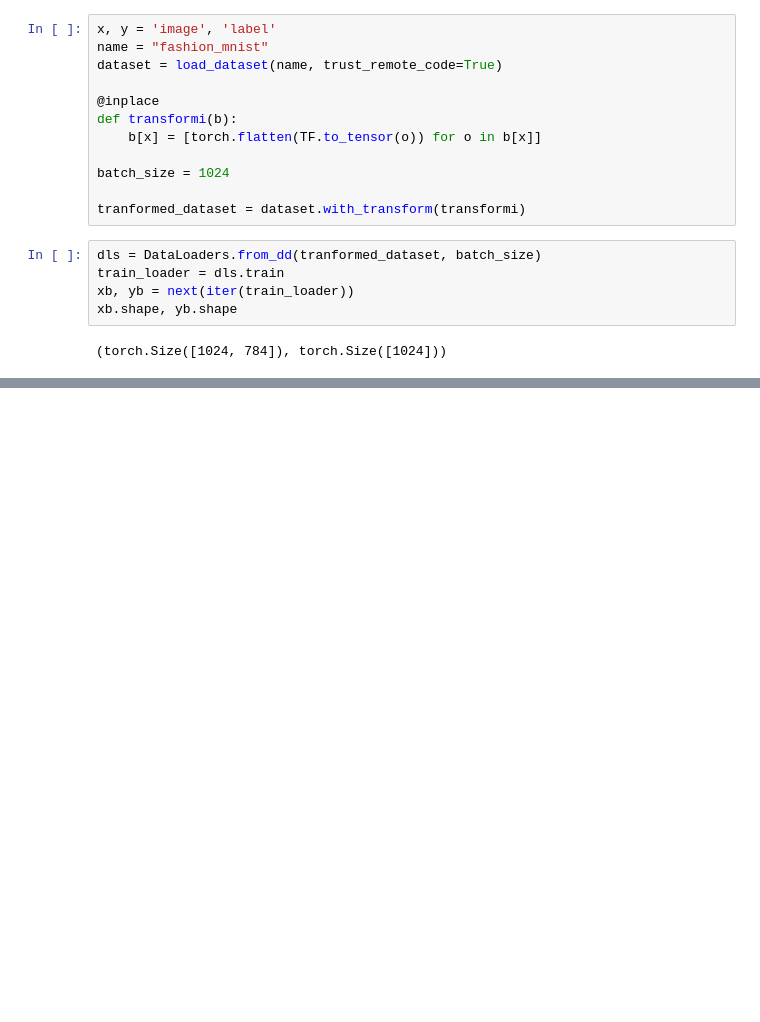
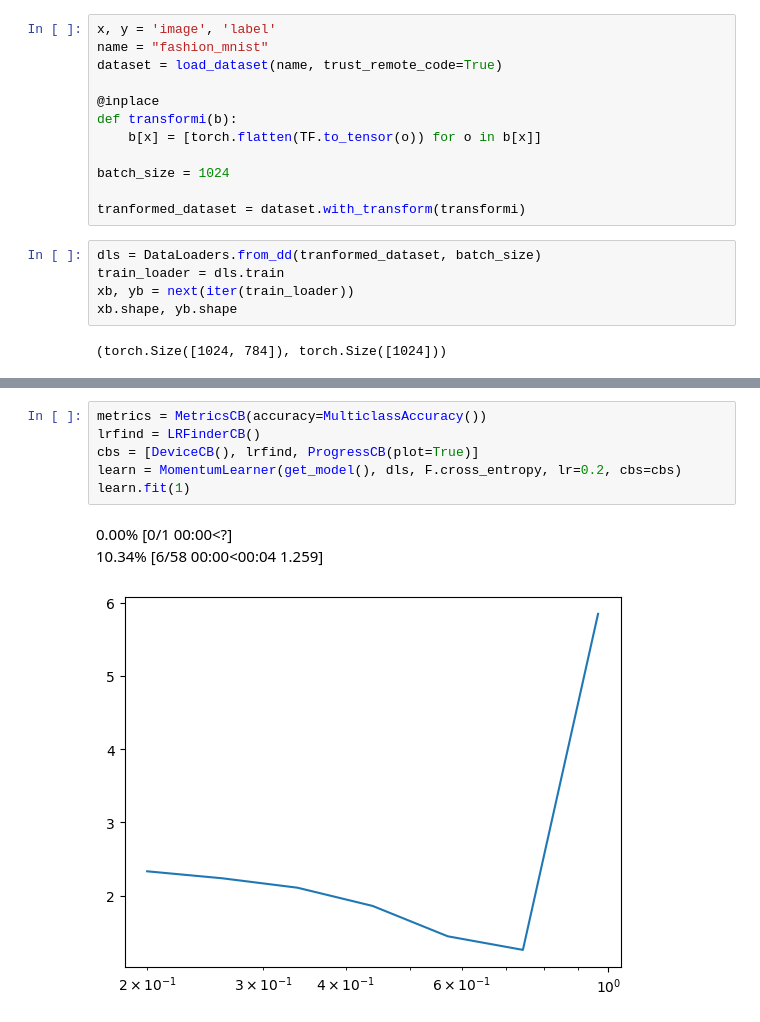
Before and after one commit to SadEnjoyer/diffusion, a Jupyter notebook: notebooks/learner_framework.ipynb, the cells around one changed output, grey strips where cells are left out. Saved outputs shown, nothing was run; the diff lists cells and outputs as text; blank space fills up the shorter version.

```diff
--- a/notebooks/learner_framework.ipynb
+++ b/notebooks/learner_framework.ipynb
@@ -70,0 +93,10 @@ loss.value, round((0.6*32 + 0.9 * 2) / (32+2), 2)
+# %%
+metrics = MetricsCB(accuracy=MulticlassAccuracy())
+lrfind = LRFinderCB()
+cbs = [DeviceCB(), lrfind, ProgressCB(plot=True)]
+learn = MomentumLearner(get_model(), dls, F.cross_entropy, lr=0.2, cbs=cbs)
+learn.fit(1)
+# %% [output]
+0.00% [0/1 00:00<?]
+10.34% [6/58 00:00<00:04 1.259]
+[figure, added]
```
Also changed, not shown: parts of 7 cells of this notebook, 4 other files.
